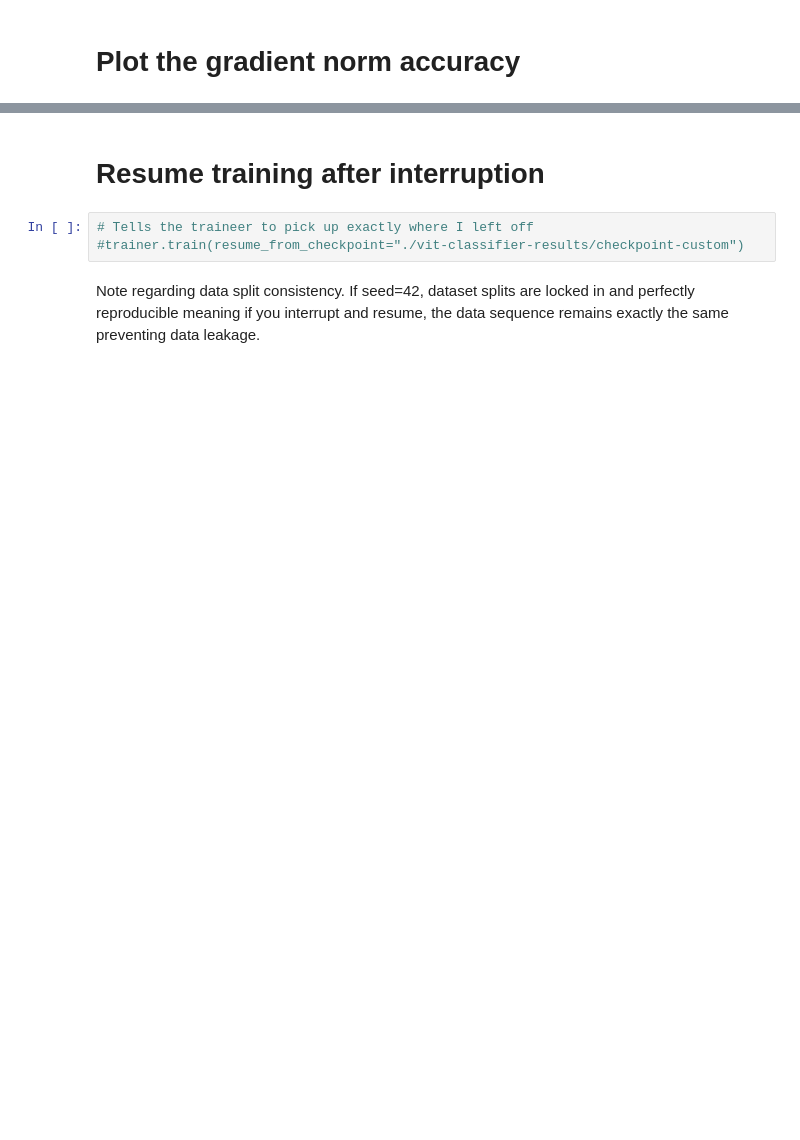
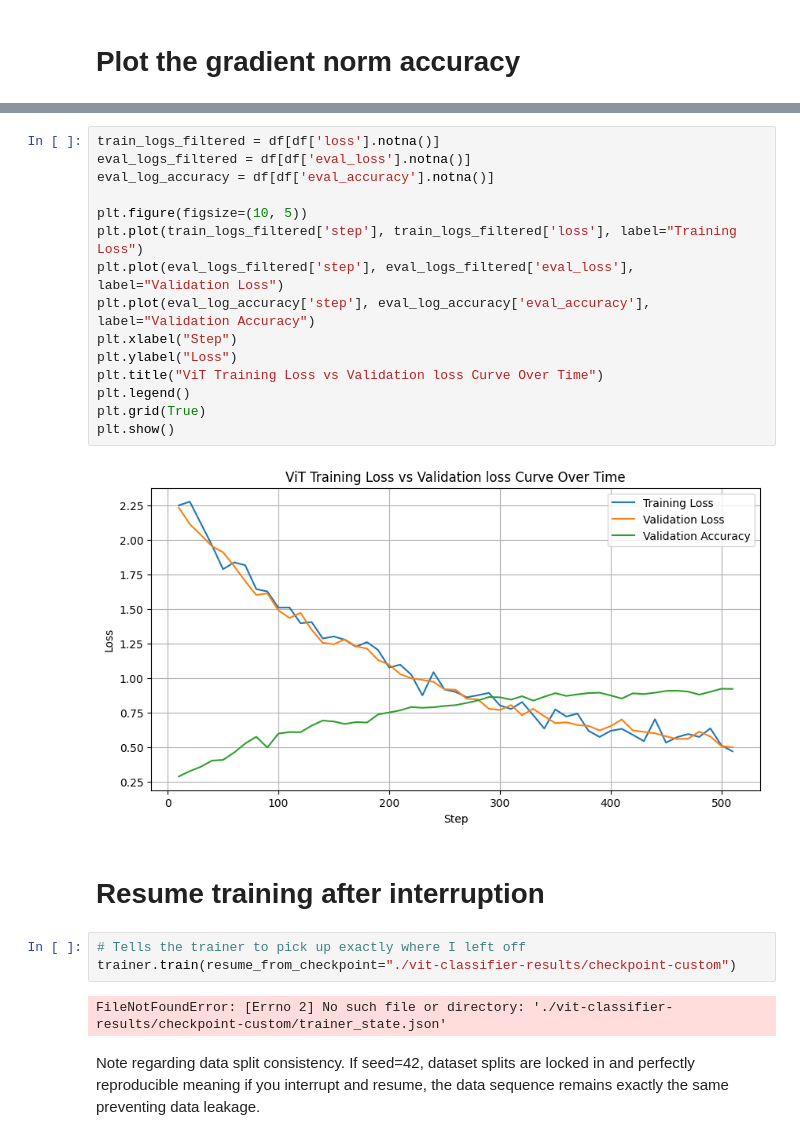
Before and after one commit to isaacadebayo/Predictive_Analytics_and_NLP, a Jupyter notebook: Visual_Transformer_and_CNN.ipynb, the cells around one changed output, grey strips where cells are left out. Drawn from its saved outputs; the diff is of its cells as text; blank space fills up the shorter version.

```diff
--- a/Visual_Transformer_and_CNN.ipynb
+++ b/Visual_Transformer_and_CNN.ipynb
@@ -1033,7 +1043,26 @@ else:
+# %%
+train_logs_filtered = df[df['loss'].notna()]
+eval_logs_filtered = df[df['eval_loss'].notna()]
+eval_log_accuracy = df[df['eval_accuracy'].notna()]
+
+plt.figure(figsize=(10, 5))
+plt.plot(train_logs_filtered['step'], train_logs_filtered['loss'], label="Training Loss")
+plt.plot(eval_logs_filtered['step'], eval_logs_filtered['eval_loss'], label="Validation Loss")
+plt.plot(eval_log_accuracy['step'], eval_log_accuracy['eval_accuracy'], label="Validation Accuracy")
+plt.xlabel("Step")
+plt.ylabel("Loss")
+plt.title("ViT Training Loss vs Validation loss Curve Over Time")
+plt.legend()
+plt.grid(True)
+plt.show()
+# %% [output]
+[figure, added]
 # %% [markdown]
 # Resume training after interruption
 # %%
-# Tells the traineer to pick up exactly where I left off
-#trainer.train(resume_from_checkpoint="./vit-classifier-results/checkpoint-custom")
+# Tells the trainer to pick up exactly where I left off
+trainer.train(resume_from_checkpoint="./vit-classifier-results/checkpoint-custom")
+# %% [output]
+FileNotFoundError: [Errno 2] No such file or directory: './vit-classifier-results/checkpoint-custom/trainer_state.json'
 # %% [markdown]
 Note regarding data split consistency. If seed=42, dataset splits are locked in and perfectly reproducible meaning if you interrupt and resume, the data sequence remains exactly the same preventing data leakage.
```
Also changed, not shown: parts of 25 cells of this notebook.
